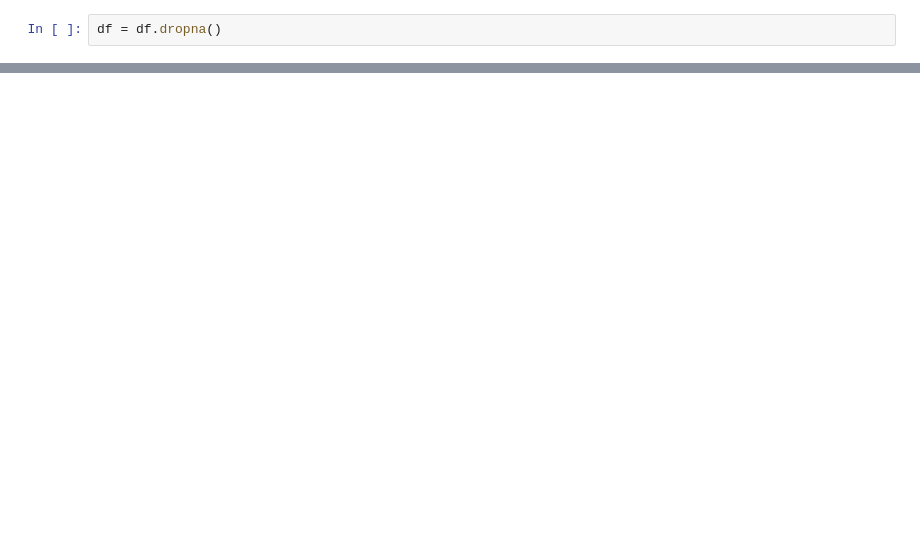
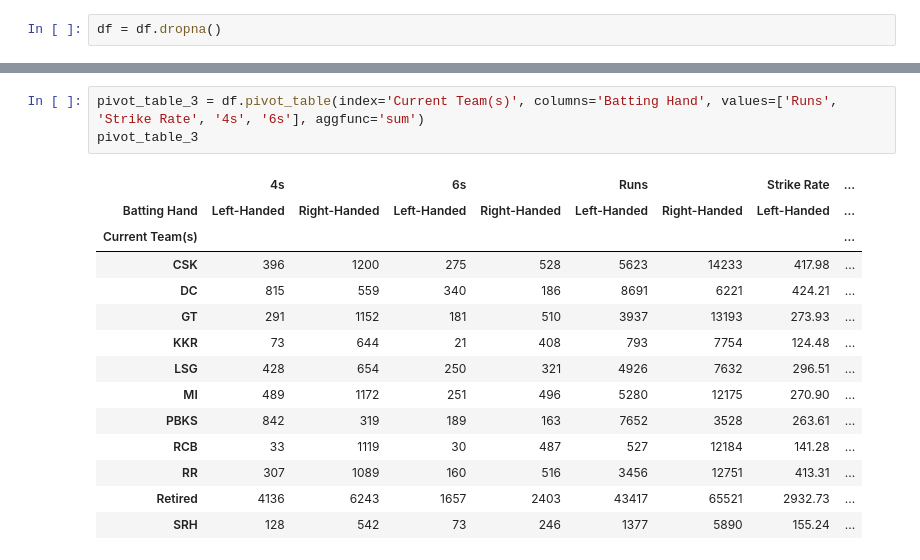
Before and after one commit to Udhay2898/IPL, a Jupyter notebook: IPL_Stats.ipynb, the cells around one changed output, grey strips where cells are left out. Drawn from its saved outputs; the diff is of its cells as text; blank space fills up the shorter version.

```diff
--- a/IPL_Stats.ipynb
+++ b/IPL_Stats.ipynb
@@ -267 +342,19 @@ Player :
+# %%
+pivot_table_3 = df.pivot_table(index='Current Team(s)', columns='Batting Hand', values=['Runs', 'Strike Rate', '4s', '6s'], aggfunc='sum')
+pivot_table_3
+# %% [output]
+|  | 4s |  | 6s |  | Runs |  | Strike Rate | ... |
+| Batting Hand | Left-Handed | Right-Handed | Left-Handed | Right-Handed | Left-Handed | Right-Handed | Left-Handed | ... |
+| Current Team(s) |  |  |  |  |  |  |  | ... |
+| CSK | 396 | 1200 | 275 | 528 | 5623 | 14233 | 417.98 | ... |
+| DC | 815 | 559 | 340 | 186 | 8691 | 6221 | 424.21 | ... |
+| GT | 291 | 1152 | 181 | 510 | 3937 | 13193 | 273.93 | ... |
+| KKR | 73 | 644 | 21 | 408 | 793 | 7754 | 124.48 | ... |
+| LSG | 428 | 654 | 250 | 321 | 4926 | 7632 | 296.51 | ... |
+| MI | 489 | 1172 | 251 | 496 | 5280 | 12175 | 270.90 | ... |
+| PBKS | 842 | 319 | 189 | 163 | 7652 | 3528 | 263.61 | ... |
+| RCB | 33 | 1119 | 30 | 487 | 527 | 12184 | 141.28 | ... |
+| RR | 307 | 1089 | 160 | 516 | 3456 | 12751 | 413.31 | ... |
+| Retired | 4136 | 6243 | 1657 | 2403 | 43417 | 65521 | 2932.73 | ... |
+| SRH | 128 | 542 | 73 | 246 | 1377 | 5890 | 155.24 | ... |
 # %%
```
Also changed, not shown: parts of 29 cells of this notebook.
